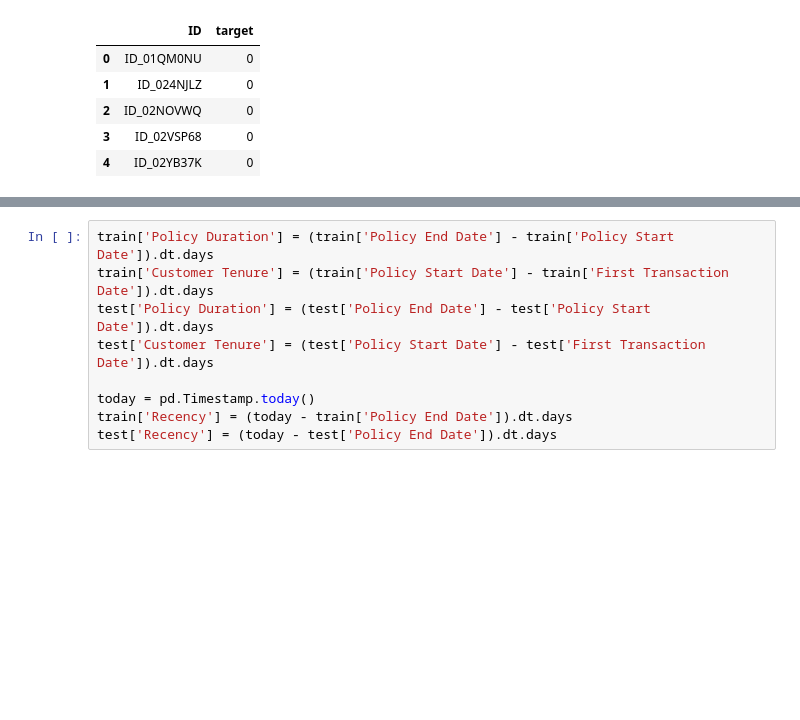
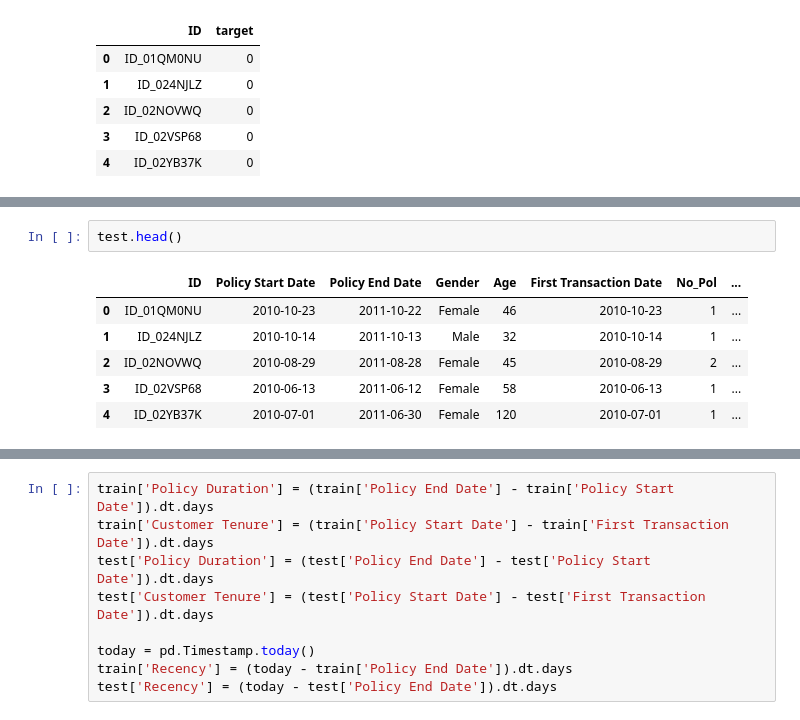
Before and after one commit to bongmusadube/claims_prediction_model, a Jupyter notebook: demo.ipynb, the cells around one changed output, grey strips where cells are left out. Saved outputs shown, nothing was run; the diff lists cells and outputs as text; blank space fills up the shorter version.

```diff
--- a/demo.ipynb
+++ b/demo.ipynb
@@ -40,0 +123,9 @@ sample_submission.head()
+# %%
+test.head()
+# %% [output]
+|  | ID | Policy Start Date | Policy End Date | Gender | Age | First Transaction Date | No_Pol | ... |
+| 0 | ID_01QM0NU | 2010-10-23 | 2011-10-22 | Female | 46 | 2010-10-23 | 1 | ... |
+| 1 | ID_024NJLZ | 2010-10-14 | 2011-10-13 | Male | 32 | 2010-10-14 | 1 | ... |
+| 2 | ID_02NOVWQ | 2010-08-29 | 2011-08-28 | Female | 45 | 2010-08-29 | 2 | ... |
+| 3 | ID_02VSP68 | 2010-06-13 | 2011-06-12 | Female | 58 | 2010-06-13 | 1 | ... |
+| 4 | ID_02YB37K | 2010-07-01 | 2011-06-30 | Female | 120 | 2010-07-01 | 1 | ... |
```
Also changed, not shown: parts of 26 cells of this notebook, 4 other files.
